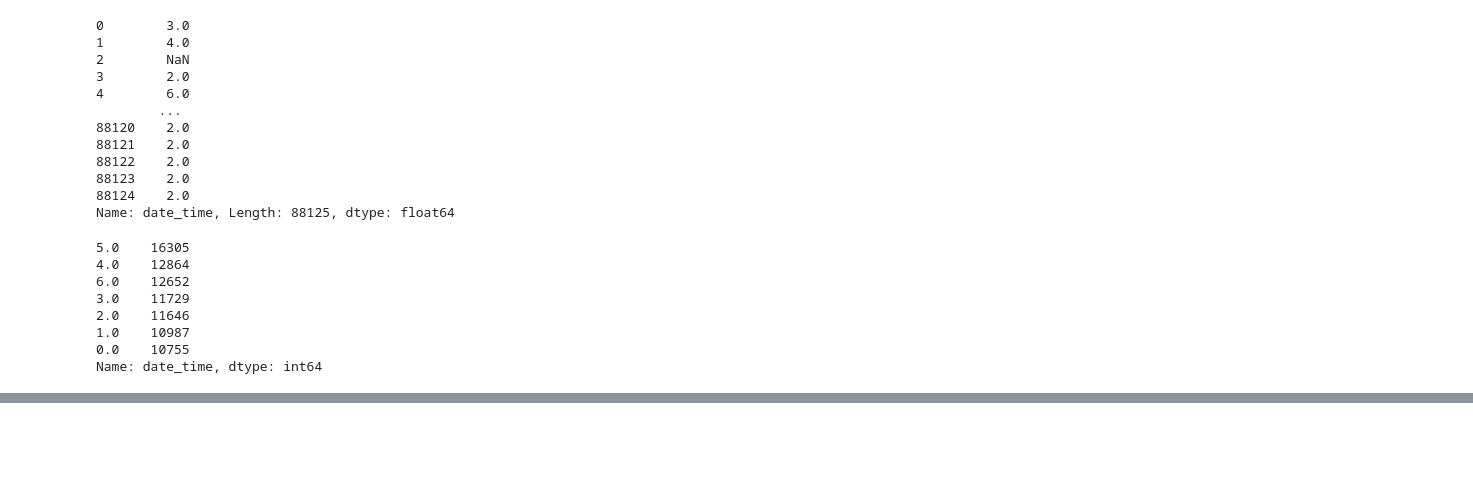
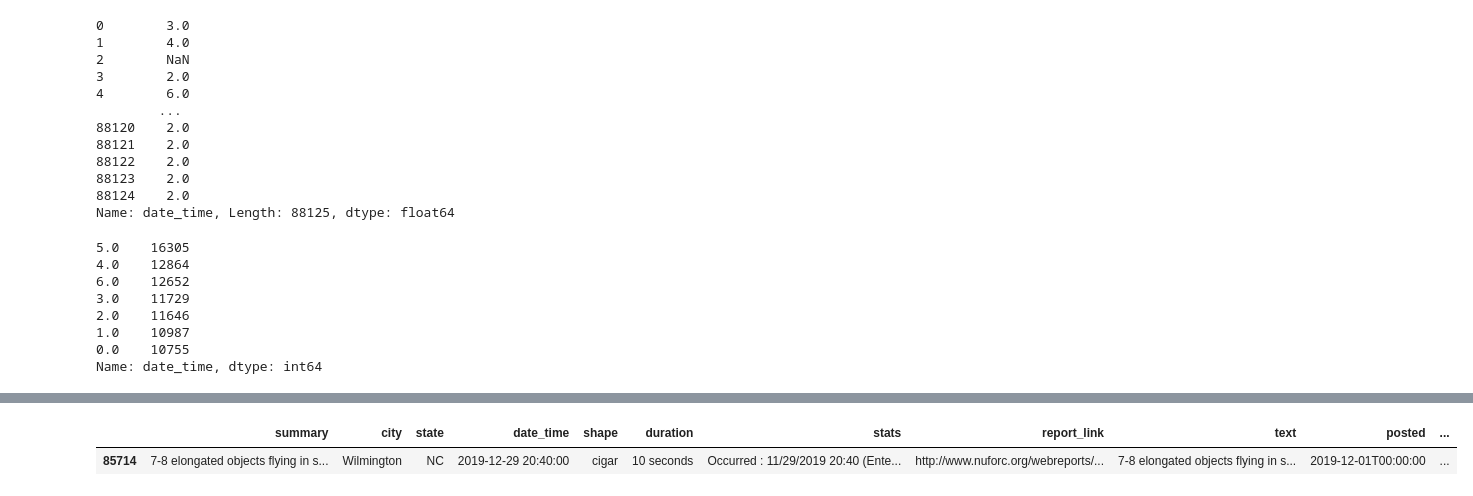
Before and after one commit to rigole/Data-Science-Revision-2023, a Jupyter notebook: data-science-revision-2023.ipynb, the cells around one changed output, grey strips where cells are left out. Drawn from its saved outputs; the diff is of its cells as text; code cells hidden in the pictures; blank space fills up the shorter version.

```diff
--- a/data-science-revision-2023.ipynb
+++ b/data-science-revision-2023.ipynb
@@ -309,0 +349,5 @@ Name: date_time, dtype: int64
+# %%
+ufos[ufos["date_time"] > "2019-12-23"]
+# %% [output]
+|  | summary | city | state | date_time | shape | duration | stats | report_link | text | posted | ... |
+| 85714 | 7-8 elongated objects flying in s... | Wilmington | NC | 2019-12-29 20:40:00 | cigar | 10 seconds | Occurred : 11/29/2019 20:40 (Ente... | http://www.nuforc.org/webreports/... | 7-8 elongated objects flying in s... | 2019-12-01T00:00:00 | ... |
```
Also changed, not shown: parts of 10 cells of this notebook.
